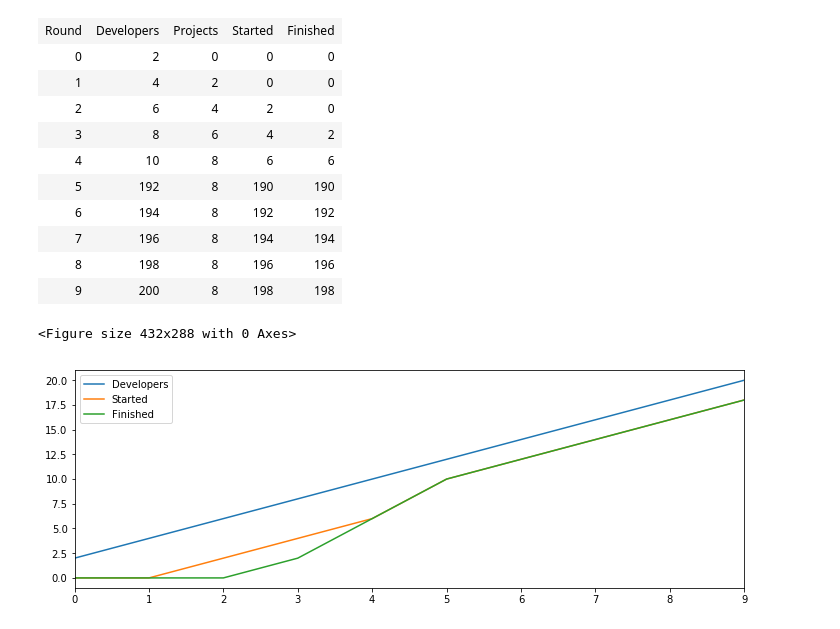
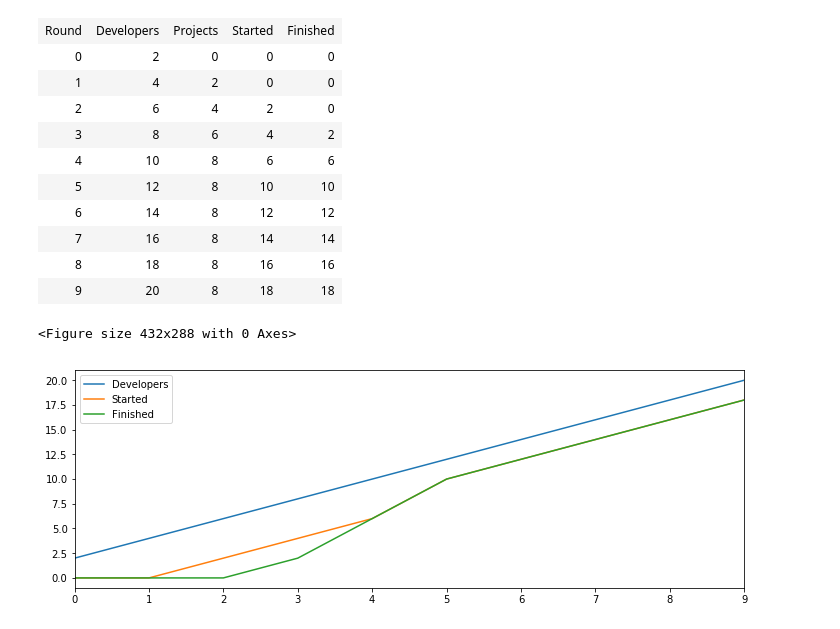
Before and after one commit to lethain/systems-explorations, a Jupyter notebook: project-throughput.ipynb, the cells around one changed output. Drawn from its saved outputs; the diff is of its cells as text; code cells hidden in the pictures.

```diff
--- a/project-throughput.ipynb
+++ b/project-throughput.ipynb
@@ -23,9 +23,6 @@ def table(spec, rounds=10):
     "Shows first five and last five rows."
     model = parse(spec)
     results = model.run(rounds=rounds)[1:]
-    if rounds > 10:
-        results = results[:5] + results[-5:]
-
     return HTML(model.render_html(results))
 
 def raw_table(spec, rounds=10):
@@ -82,23 +94,25 @@ table(spec, rounds=100)
 # %%
 spec = """
 [Hires] > Developers @ 2
 [Ideas] > Projects   @ Developers - Started
 Projects > Started   @ Developers - Started
 Started > Finished   @ Developers - Started
 """
-render(spec, rounds=10, columns=["Developers", "Started", "Finished"])
-table(spec, rounds=100)
+
+rounds=10
+render(spec, rounds=rounds, columns=["Developers", "Started", "Finished"])
+table(spec, rounds=rounds)
 # %% [output]
 | Round | Developers | Projects | Started | Finished |
 | 0 | 2 | 0 | 0 | 0 |
 | 1 | 4 | 2 | 0 | 0 |
 | 2 | 6 | 4 | 2 | 0 |
 | 3 | 8 | 6 | 4 | 2 |
 | 4 | 10 | 8 | 6 | 6 |
-| 5 | 192 | 8 | 190 | 190 |
-| 6 | 194 | 8 | 192 | 192 |
-| 7 | 196 | 8 | 194 | 194 |
-| 8 | 198 | 8 | 196 | 196 |
-| 9 | 200 | 8 | 198 | 198 |
+| 5 | 12 | 8 | 10 | 10 |
+| 6 | 14 | 8 | 12 | 12 |
+| 7 | 16 | 8 | 14 | 14 |
+| 8 | 18 | 8 | 16 | 16 |
+| 9 | 20 | 8 | 18 | 18 |
 <Figure size 432x288 with 0 Axes>
 [figure]
```
Also changed, not shown: parts of 6 cells of this notebook.
